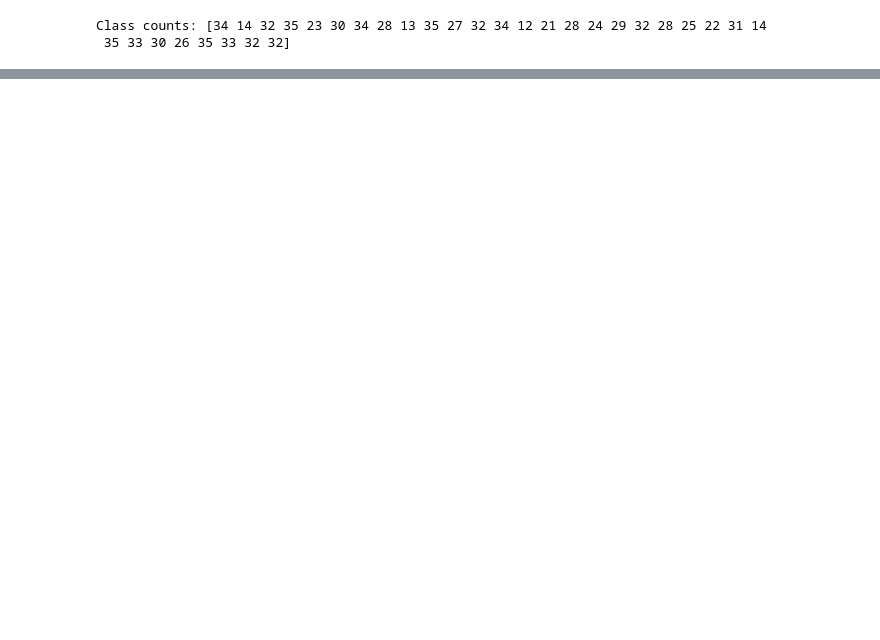
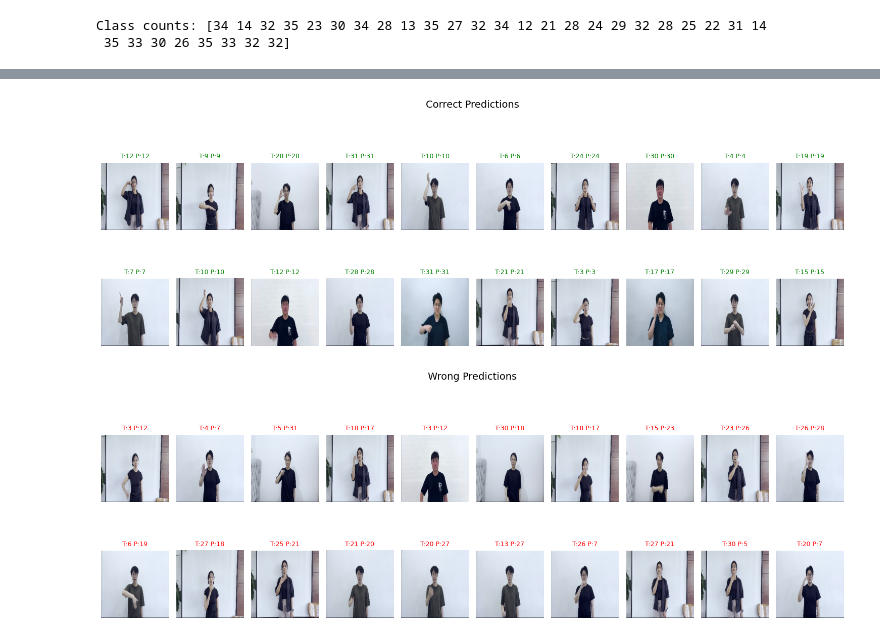
Before and after one commit to TottAditS/SignComparisonCNN, a Jupyter notebook: train/train_mobile_net.ipynb, the cells around one changed output, grey strips where cells are left out. Cells and saved outputs as stored; diff of their text form; code cells hidden in the pictures; blank space fills up the shorter version.

```diff
--- a/train/train_mobile_net.ipynb
+++ b/train/train_mobile_net.ipynb
@@ -443,0 +483,38 @@ writer.close()
+# %%
+import matplotlib.pyplot as plt
+
+# force style putih
+plt.style.use('default')
+
+def plot_samples(samples, title):
+    fig = plt.figure(figsize=(15,6), facecolor='white')
+    fig.suptitle(title, fontsize=14)
+
+    for i, (frames, true, pred) in enumerate(samples):
+        img = frames[len(frames)//2]  # frame tengah
+
+        # ambil 3 channel (RGB)
+        img = img[:3]
+        img = img.permute(1, 2, 0).numpy()
+
+        # normalize biar aman
+        img = (img - img.min()) / (img.max() - img.min() + 1e-8)
+
+        ax = plt.subplot(2, 10, i+1)
+        ax.set_facecolor('white')
+
+        # warna title
+        color = "green" if true == pred else "red"
+
+        ax.imshow(img)
+        ax.set_title(f"T:{true} P:{pred}", color=color, fontsize=9)
+        ax.axis("off")
+
+    plt.tight_layout()
+    plt.show()
+
+plot_samples(correct_samples, "Correct Predictions")
+plot_samples(wrong_samples, "Wrong Predictions")
+# %% [output]
+[figure, added]
+[figure, added]
```
Also changed, not shown: parts of 8 cells of this notebook, 17 other files.
